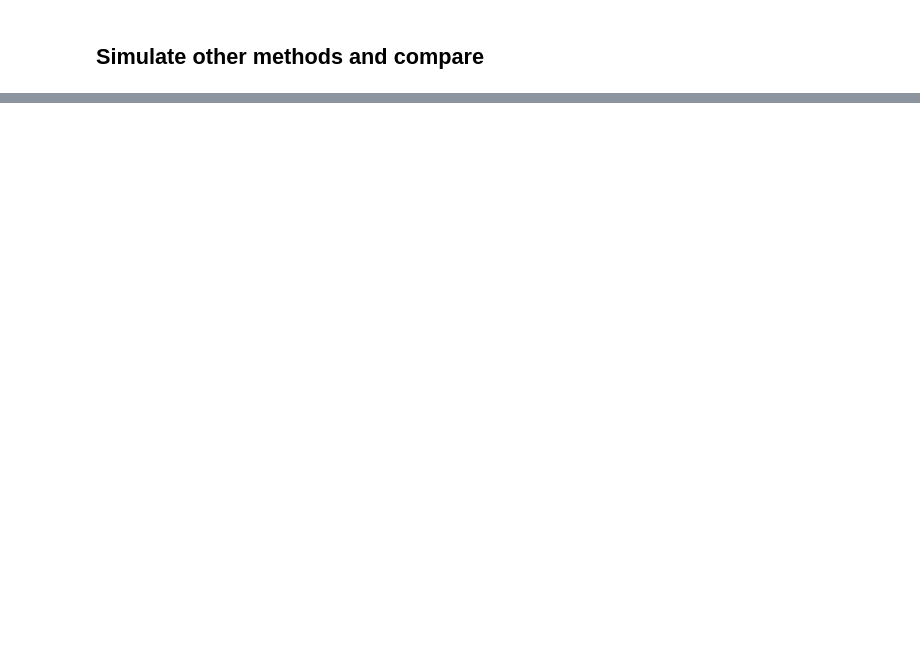
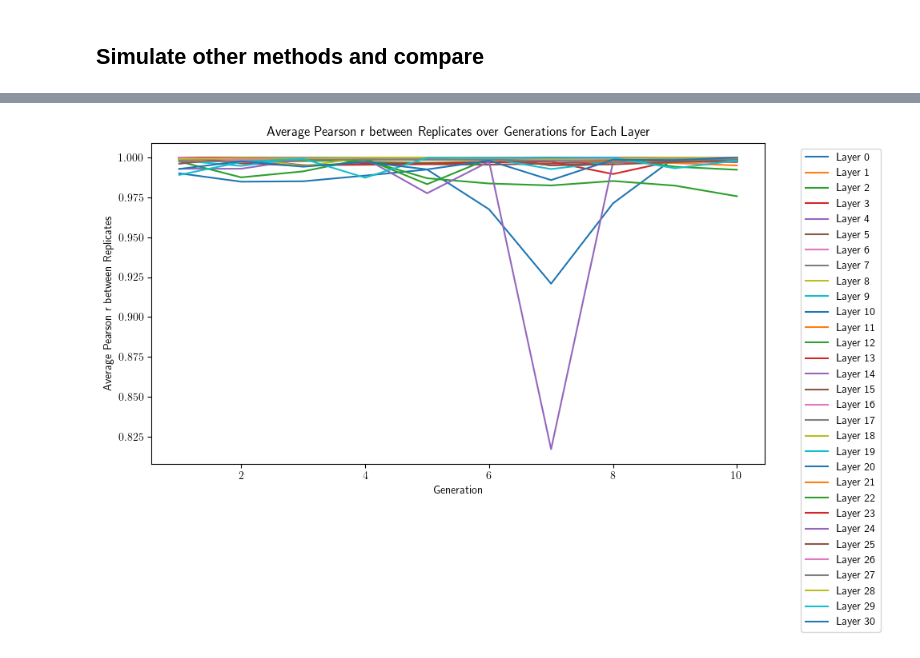
Before and after one commit to dylanwells37/esmDMS, a Jupyter notebook: esmDMSsimulation.ipynb, the cells around one changed output, grey strips where cells are left out. Saved outputs shown, nothing was run; the diff lists cells and outputs as text; code cells hidden in the pictures; blank space fills up the shorter version.

```diff
--- a/esmDMSsimulation.ipynb
+++ b/esmDMSsimulation.ipynb
@@ -349,0 +622,13 @@ def other_methods(replicates, finite_sampling, generation_list, regularization=1
+# %%
+# Plot the layer results
+plt.figure(figsize=(10, 6))
+for layer in range(n_layers):
+    plt.plot(range(1, n_gens + 1), layer_pearson_results[layer], label=f'Layer {layer}')
+plt.xlabel('Generation')
+plt.ylabel('Average Pearson r between Replicates')
+plt.title('Average Pearson r between Replicates over Generations for Each Layer')
+plt.legend(bbox_to_anchor=(1.05, 1), loc='upper left')
+plt.tight_layout()
+plt.show()
+# %% [output]
+[figure, added]
```
Also changed, not shown: parts of 20 cells of this notebook, 6 other files.
